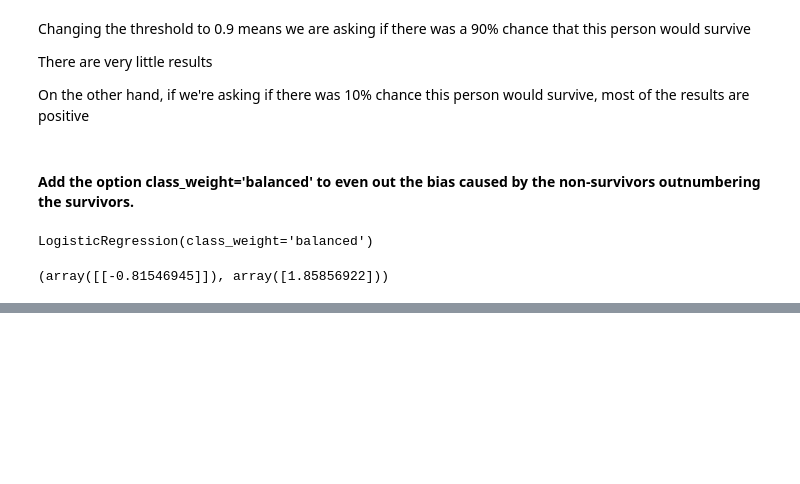
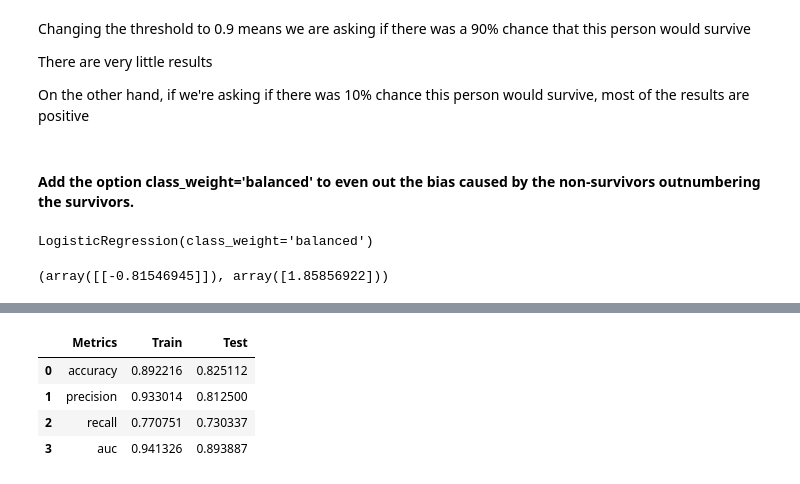
Before and after one commit to Kenoai/Spiced-Academy-Bootcamp, a Jupyter notebook: week_2/Project_2/Project_week_2.ipynb, the cells around one changed output, grey strips where cells are left out. Saved outputs shown, nothing was run; the diff lists cells and outputs as text; code cells hidden in the pictures; blank space fills up the shorter version.

```diff
--- a/week_2/Project_2/Project_week_2.ipynb
+++ b/week_2/Project_2/Project_week_2.ipynb
@@ -456,0 +539,12 @@ Benchmark clf.score
+# %%
+transformer = ColumnTransformer(
+    [
+        ("categorical", pipeline_to_encode, to_encode),
+    ], remainder='passthrough'
+)
+# %%
+X_train_FE = transformer.fit_transform(X_train)
+X_test_FE = transformer.transform(X_test)
+# %%
+rf = RandomForestClassifier(n_estimators=200, max_depth=7,criterion='entropy')
+rf.fit(X_train_FE, y_train)
@@ -456,0 +568,33 @@ Benchmark clf.score
+# %%
+#accuracy
+rf_accuracy_score_train = accuracy_score(y_train, rf.predict(X_train_FE), normalize=True)
+rf_accuracy_score_test = accuracy_score(y_test, rf.predict(X_test_FE), normalize=True)
+
+#precision
+rf_precision_score_train = precision_score(y_train, rf.predict(X_train_FE))
+rf_precision_score_test = precision_score(y_test, rf.predict(X_test_FE))
+
+#recall
+rf_recall_score_train = recall_score(y_train, rf.predict(X_train_FE))
+rf_recall_score_test = recall_score(y_test, rf.predict(X_test_FE))
+
+#area under the curve
+rf_y_pred_proba = rf.predict_proba(X_test_FE)[::,1]
+rf_auc_test = roc_auc_score(y_test, rf_y_pred_proba)
+
+rf_y_pred_proba_train = rf.predict_proba(X_train_FE)[::,1]
+rf_auc_train = roc_auc_score(y_train, rf_y_pred_proba_train)
+# %%
+training_scores = [rf_accuracy_score_train, rf_precision_score_train, rf_recall_score_train, rf_auc_train]
+test_scores = [rf_accuracy_score_test, rf_precision_score_test, rf_recall_score_test, rf_auc_test]
+
+d = {'Metrics': ['accuracy', 'precision','recall','auc'], 'Train': training_scores, 'Test': test_scores}
+
+df_scores_rf = pd.DataFrame(data=d)
+df_scores_rf
+# %% [output]
+|  | Metrics | Train | Test |
+| 0 | accuracy | 0.892216 | 0.825112 |
+| 1 | precision | 0.933014 | 0.812500 |
+| 2 | recall | 0.770751 | 0.730337 |
+| 3 | auc | 0.941326 | 0.893887 |
```
Also changed, not shown: parts of 66 cells of this notebook.
